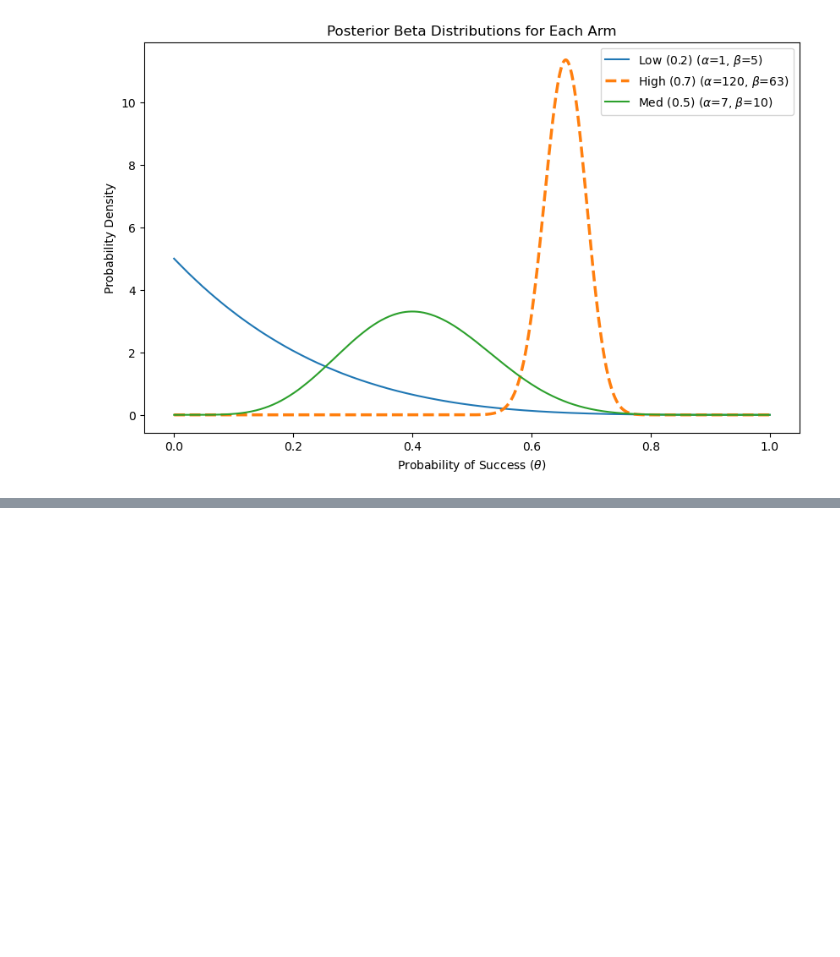
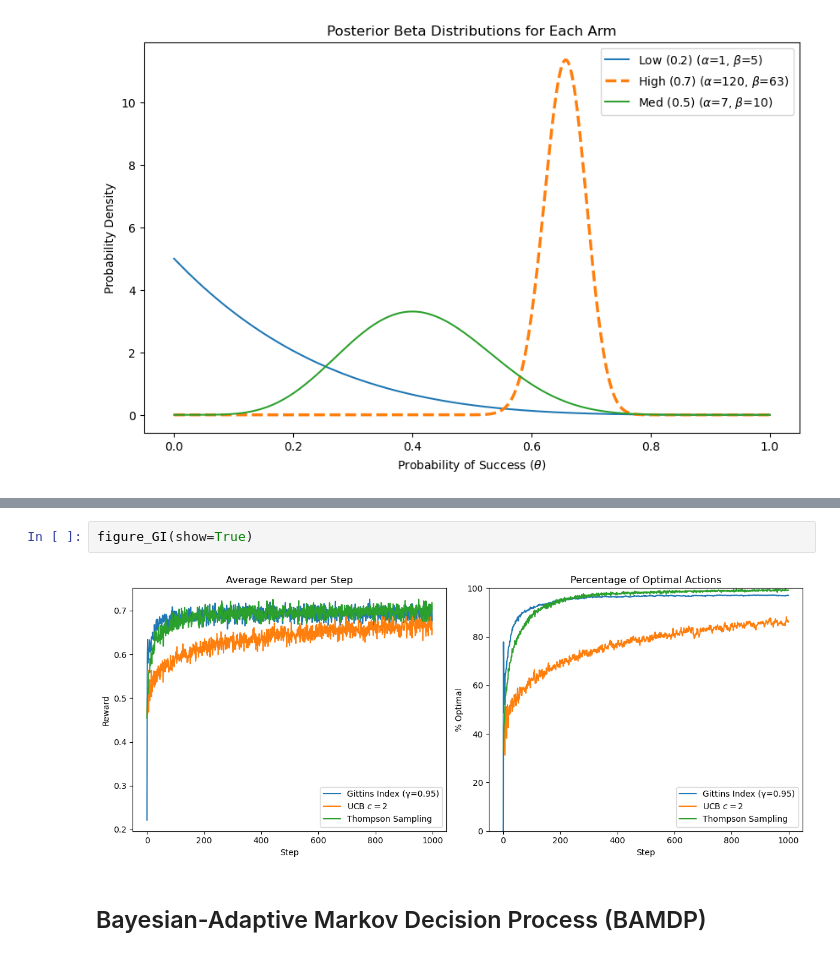
Before and after one commit to ayashabbar/mdp-playground, a Jupyter notebook: MDP_Playground.ipynb, the cells around one changed output, grey strips where cells are left out. Saved outputs shown, nothing was run; the diff lists cells and outputs as text; blank space fills up the shorter version.

Commit message:
GI and BAMDP

```diff
--- a/MDP_Playground.ipynb
+++ b/MDP_Playground.ipynb
@@ -395,0 +554,6 @@ figure_TS(show=True)
+# %%
+figure_GI(show=True)
+# %% [output]
+[figure, added]
+# %% [markdown]
+## Bayesian-Adaptive Markov Decision Process (BAMDP)
```
Also changed, not shown: parts of 13 cells of this notebook, 5 other files.
